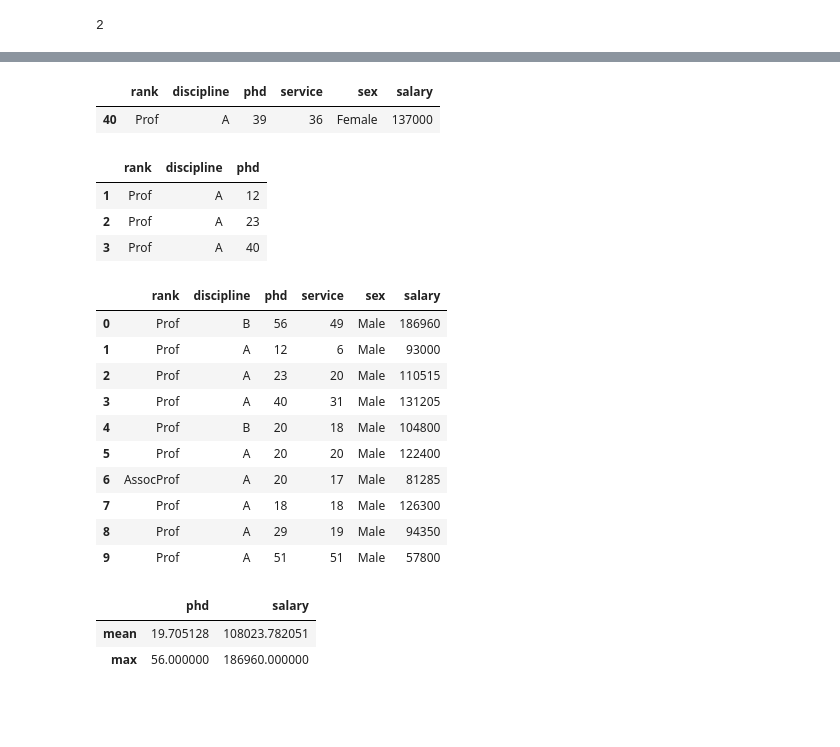
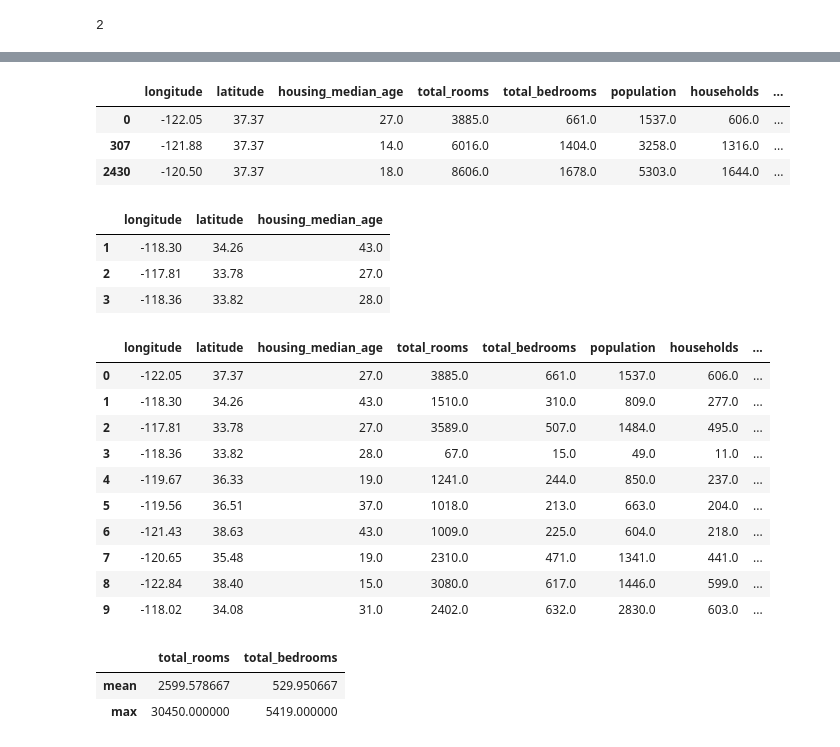
Before and after one commit to prasunpankaj/Pandas_Introduction, a Jupyter notebook: Python_Pandas_Assignment.ipynb, the cells around one changed output, grey strips where cells are left out. Drawn from its saved outputs; the diff is of its cells as text; code cells hidden in the pictures; blank space fills up the shorter version.

```diff
--- a/Python_Pandas_Assignment.ipynb
+++ b/Python_Pandas_Assignment.ipynb
@@ -7,6 +7,6 @@ import numpy as np
 import pandas as pd
 import matplotlib as mpl
 import seaborn as sns
-df = pd.read_csv("http://rcs.bu.edu/examples/python/data_analysis/Salaries.csv")
+df = pd.read_csv("/content/sample_data/california_housing_test.csv")
 df
 # %% [output]
@@ -324,32 +341,35 @@ df_female[df_female['service'] > 6]
-# %%
-df[ (df.sex=='Female') & (df.service >=36) ]
-# %% [output]
-|  | rank | discipline | phd | service | sex | salary |
-| 40 | Prof | A | 39 | 36 | Female | 137000 |
+# %%
+df_population = df[(df['latitude'] == 37.37) & (df.total_rooms > 3000)]
+df_population
+# %% [output]
+|  | longitude | latitude | housing_median_age | total_rooms | total_bedrooms | population | households | ... |
+| 0 | -122.05 | 37.37 | 27.0 | 3885.0 | 661.0 | 1537.0 | 606.0 | ... |
+| 307 | -121.88 | 37.37 | 14.0 | 6016.0 | 1404.0 | 3258.0 | 1316.0 | ... |
+| 2430 | -120.50 | 37.37 | 18.0 | 8606.0 | 1678.0 | 5303.0 | 1644.0 | ... |
 # %%
 df.iloc[1:4,0:3]
 # %% [output]
-|  | rank | discipline | phd |
-| 1 | Prof | A | 12 |
-| 2 | Prof | A | 23 |
-| 3 | Prof | A | 40 |
+|  | longitude | latitude | housing_median_age |
+| 1 | -118.30 | 34.26 | 43.0 |
+| 2 | -117.81 | 33.78 | 27.0 |
+| 3 | -118.36 | 33.82 | 28.0 |
 # %%
 df.head(10)
 # %% [output]
-|  | rank | discipline | phd | service | sex | salary |
-| 0 | Prof | B | 56 | 49 | Male | 186960 |
-| 1 | Prof | A | 12 | 6 | Male | 93000 |
-| 2 | Prof | A | 23 | 20 | Male | 110515 |
-| 3 | Prof | A | 40 | 31 | Male | 131205 |
-| 4 | Prof | B | 20 | 18 | Male | 104800 |
-| 5 | Prof | A | 20 | 20 | Male | 122400 |
-| 6 | AssocProf | A | 20 | 17 | Male | 81285 |
-| 7 | Prof | A | 18 | 18 | Male | 126300 |
-| 8 | Prof | A | 29 | 19 | Male | 94350 |
-| 9 | Prof | A | 51 | 51 | Male | 57800 |
+|  | longitude | latitude | housing_median_age | total_rooms | total_bedrooms | population | households | ... |
+| 0 | -122.05 | 37.37 | 27.0 | 3885.0 | 661.0 | 1537.0 | 606.0 | ... |
+| 1 | -118.30 | 34.26 | 43.0 | 1510.0 | 310.0 | 809.0 | 277.0 | ... |
+| 2 | -117.81 | 33.78 | 27.0 | 3589.0 | 507.0 | 1484.0 | 495.0 | ... |
+| 3 | -118.36 | 33.82 | 28.0 | 67.0 | 15.0 | 49.0 | 11.0 | ... |
+| 4 | -119.67 | 36.33 | 19.0 | 1241.0 | 244.0 | 850.0 | 237.0 | ... |
+| 5 | -119.56 | 36.51 | 37.0 | 1018.0 | 213.0 | 663.0 | 204.0 | ... |
+| 6 | -121.43 | 38.63 | 43.0 | 1009.0 | 225.0 | 604.0 | 218.0 | ... |
+| 7 | -120.65 | 35.48 | 19.0 | 2310.0 | 471.0 | 1341.0 | 441.0 | ... |
+| 8 | -122.84 | 38.40 | 15.0 | 3080.0 | 617.0 | 1446.0 | 599.0 | ... |
+| 9 | -118.02 | 34.08 | 31.0 | 2402.0 | 632.0 | 2830.0 | 603.0 | ... |
 # %%
-df[['phd','salary']].agg(['mean','max'])
+df[['total_rooms','total_bedrooms']].agg(['mean','max'])
 # %% [output]
-|  | phd | salary |
-| mean | 19.705128 | 108023.782051 |
-| max | 56.000000 | 186960.000000 |
+|  | total_rooms | total_bedrooms |
+| mean | 2599.578667 | 529.950667 |
+| max | 30450.000000 | 5419.000000 |
```
Also changed, not shown: parts of 31 cells of this notebook.
